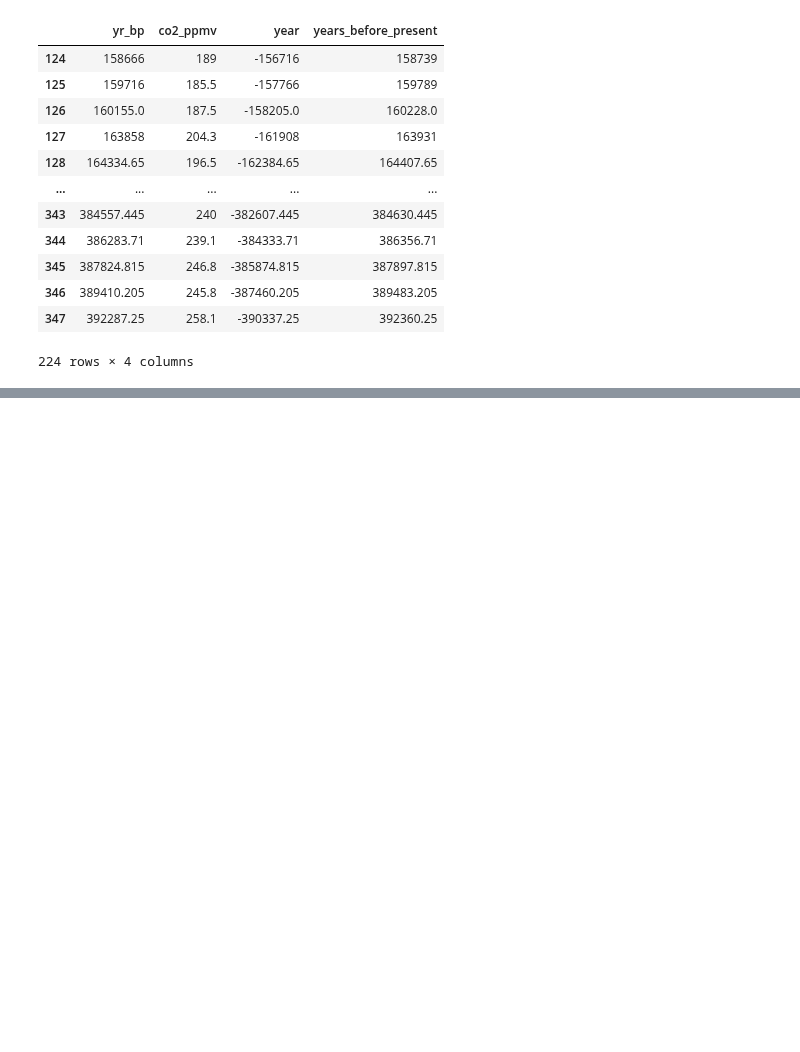
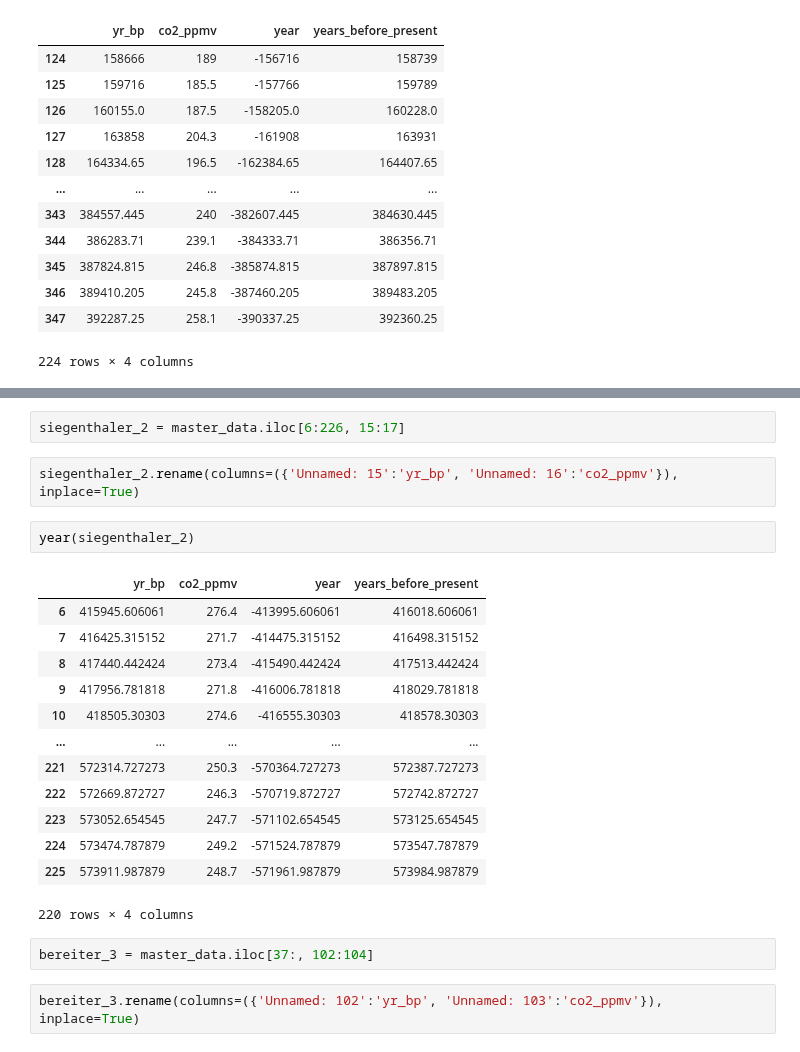
Before and after one commit to humphs078/Owner-avatar-programming_for_data_analysis_assignment_2, a Jupyter notebook: rough_work/ml_test_.ipynb, the cells around one changed output, grey strips where cells are left out. Drawn from its saved outputs; the diff is of its cells as text; blank space fills up the shorter version.

```diff
--- a/rough_work/ml_test_.ipynb
+++ b/rough_work/ml_test_.ipynb
@@ -218,0 +241,24 @@ siegenthaler = master_data.iloc[7:348, 20:22]
+# %%
+siegenthaler_2 = master_data.iloc[6:226, 15:17]
+# %%
+siegenthaler_2.rename(columns=({'Unnamed: 15':'yr_bp', 'Unnamed: 16':'co2_ppmv'}), inplace=True)
+# %%
+year(siegenthaler_2)
+# %% [output]
+|  | yr_bp | co2_ppmv | year | years_before_present |
+| 6 | 415945.606061 | 276.4 | -413995.606061 | 416018.606061 |
+| 7 | 416425.315152 | 271.7 | -414475.315152 | 416498.315152 |
+| 8 | 417440.442424 | 273.4 | -415490.442424 | 417513.442424 |
+| 9 | 417956.781818 | 271.8 | -416006.781818 | 418029.781818 |
+| 10 | 418505.30303 | 274.6 | -416555.30303 | 418578.30303 |
+| ... | ... | ... | ... | ... |
+| 221 | 572314.727273 | 250.3 | -570364.727273 | 572387.727273 |
+| 222 | 572669.872727 | 246.3 | -570719.872727 | 572742.872727 |
+| 223 | 573052.654545 | 247.7 | -571102.654545 | 573125.654545 |
+| 224 | 573474.787879 | 249.2 | -571524.787879 | 573547.787879 |
+| 225 | 573911.987879 | 248.7 | -571961.987879 | 573984.987879 |
+220 rows × 4 columns
+# %%
+bereiter_3 = master_data.iloc[37:, 102:104]
+# %%
+bereiter_3.rename(columns=({'Unnamed: 102':'yr_bp', 'Unnamed: 103':'co2_ppmv'}), inplace=True)
```
Also changed, not shown: parts of 5 cells of this notebook.
